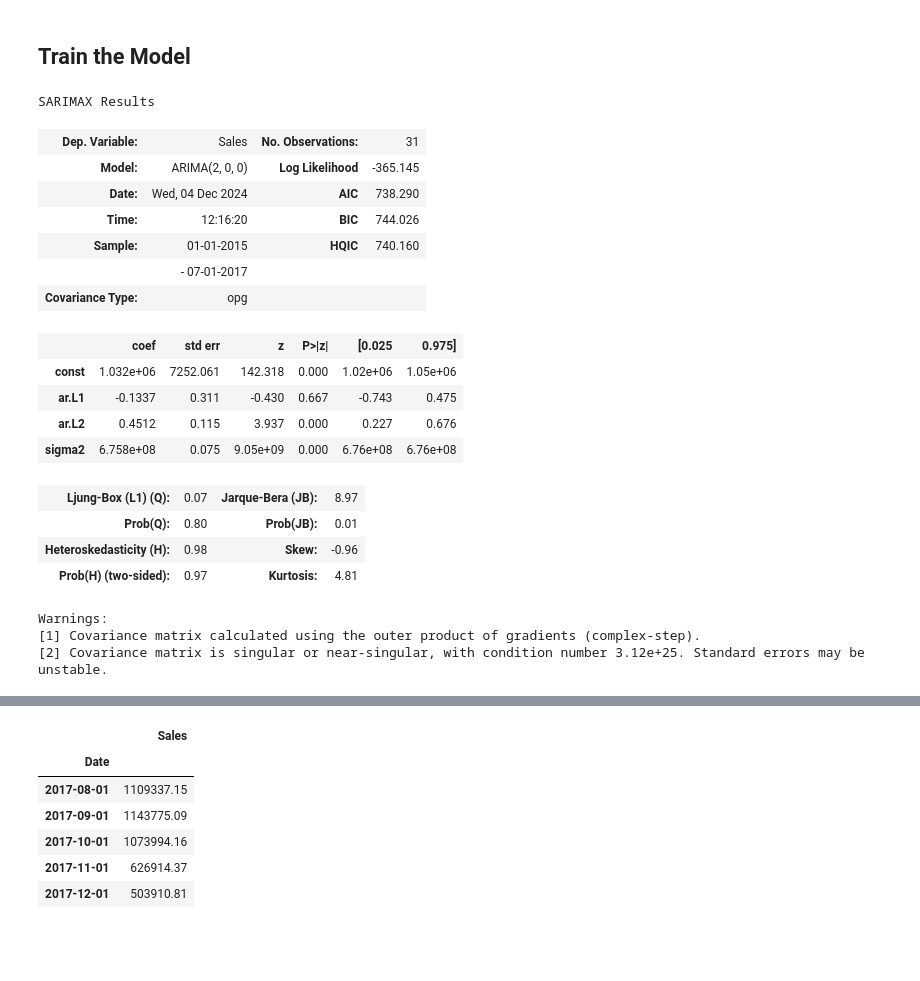
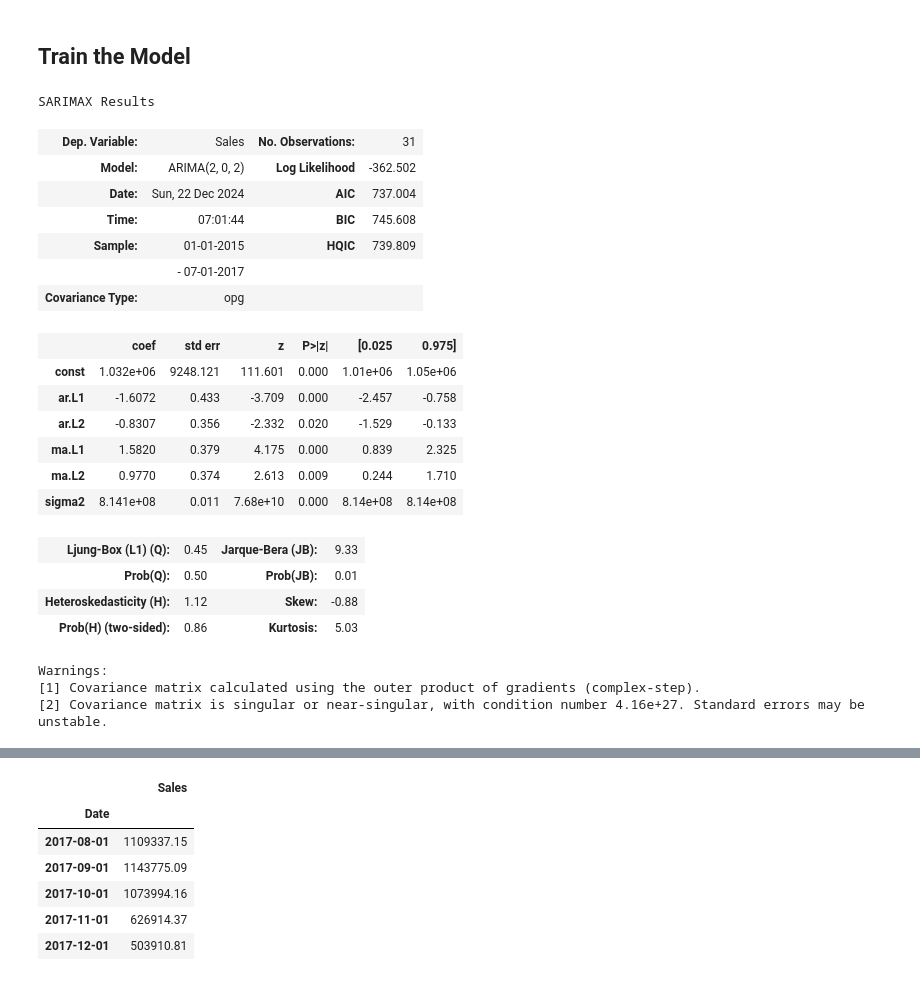
Before and after one commit to abhinavbhandar/supplychain, a Jupyter notebook: Sales_Forecast_ARIMA.ipynb, the cells around one changed output, grey strips where cells are left out. Saved outputs shown, nothing was run; the diff lists cells and outputs as text; code cells hidden in the pictures; blank space fills up the shorter version.

```diff
--- a/Sales_Forecast_ARIMA.ipynb
+++ b/Sales_Forecast_ARIMA.ipynb
@@ -150,28 +167,30 @@ Name: 2017-12-01 00:00:00, dtype: float64
 ## Train the Model
 # %%
 from statsmodels.tsa.arima.model import ARIMA
-model=ARIMA(train['Sales'],order=(2,0,0))
+model=ARIMA(train['Sales'],order=(2,0,2))
 model=model.fit()
 model.summary()
 # %% [output]
 SARIMAX Results
 | Dep. Variable: | Sales | No. Observations: | 31 |
-| Model: | ARIMA(2, 0, 0) | Log Likelihood | -365.145 |
-| Date: | Wed, 04 Dec 2024 | AIC | 738.290 |
-| Time: | 12:16:20 | BIC | 744.026 |
-| Sample: | 01-01-2015 | HQIC | 740.160 |
+| Model: | ARIMA(2, 0, 2) | Log Likelihood | -362.502 |
+| Date: | Sun, 22 Dec 2024 | AIC | 737.004 |
+| Time: | 07:01:44 | BIC | 745.608 |
+| Sample: | 01-01-2015 | HQIC | 739.809 |
 |  | - 07-01-2017 |  |  |
 | Covariance Type: | opg |  |  |
 |  | coef | std err | z | P>|z| | [0.025 | 0.975] |
-| const | 1.032e+06 | 7252.061 | 142.318 | 0.000 | 1.02e+06 | 1.05e+06 |
-| ar.L1 | -0.1337 | 0.311 | -0.430 | 0.667 | -0.743 | 0.475 |
-| ar.L2 | 0.4512 | 0.115 | 3.937 | 0.000 | 0.227 | 0.676 |
-| sigma2 | 6.758e+08 | 0.075 | 9.05e+09 | 0.000 | 6.76e+08 | 6.76e+08 |
+| const | 1.032e+06 | 9248.121 | 111.601 | 0.000 | 1.01e+06 | 1.05e+06 |
+| ar.L1 | -1.6072 | 0.433 | -3.709 | 0.000 | -2.457 | -0.758 |
+| ar.L2 | -0.8307 | 0.356 | -2.332 | 0.020 | -1.529 | -0.133 |
+| ma.L1 | 1.5820 | 0.379 | 4.175 | 0.000 | 0.839 | 2.325 |
+| ma.L2 | 0.9770 | 0.374 | 2.613 | 0.009 | 0.244 | 1.710 |
+| sigma2 | 8.141e+08 | 0.011 | 7.68e+10 | 0.000 | 8.14e+08 | 8.14e+08 |
-| Ljung-Box (L1) (Q): | 0.07 | Jarque-Bera (JB): | 8.97 |
-| Prob(Q): | 0.80 | Prob(JB): | 0.01 |
-| Heteroskedasticity (H): | 0.98 | Skew: | -0.96 |
-| Prob(H) (two-sided): | 0.97 | Kurtosis: | 4.81 |
+| Ljung-Box (L1) (Q): | 0.45 | Jarque-Bera (JB): | 9.33 |
+| Prob(Q): | 0.50 | Prob(JB): | 0.01 |
+| Heteroskedasticity (H): | 1.12 | Skew: | -0.88 |
+| Prob(H) (two-sided): | 0.86 | Kurtosis: | 5.03 |
 Warnings:
 [1] Covariance matrix calculated using the outer product of gradients (complex-step).
-[2] Covariance matrix is singular or near-singular, with condition number 3.12e+25. Standard errors may be unstable.
+[2] Covariance matrix is singular or near-singular, with condition number 4.16e+27. Standard errors may be unstable.
 # %% [markdown]
```
Also changed, not shown: parts of 15 cells of this notebook.
